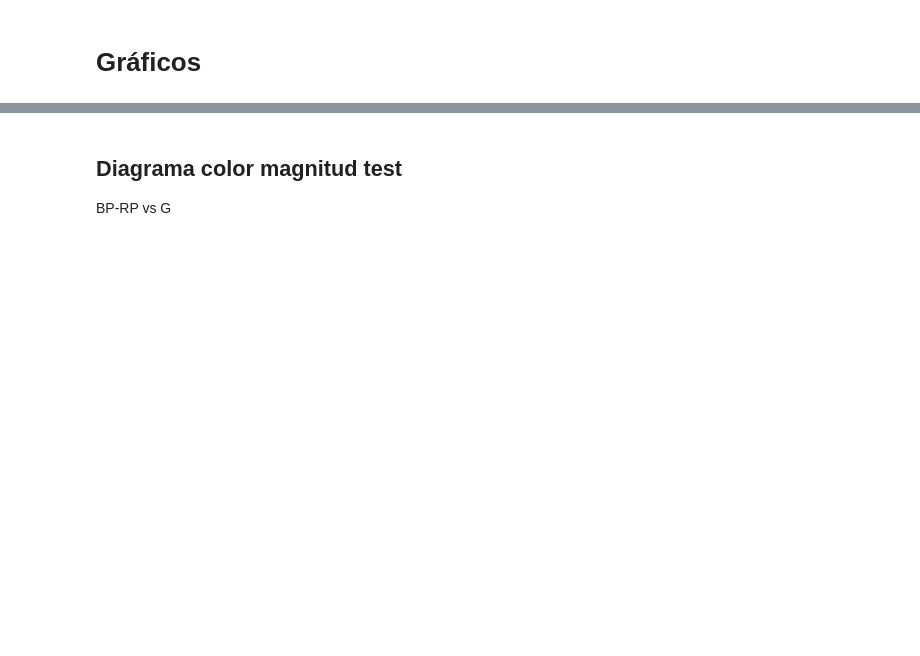
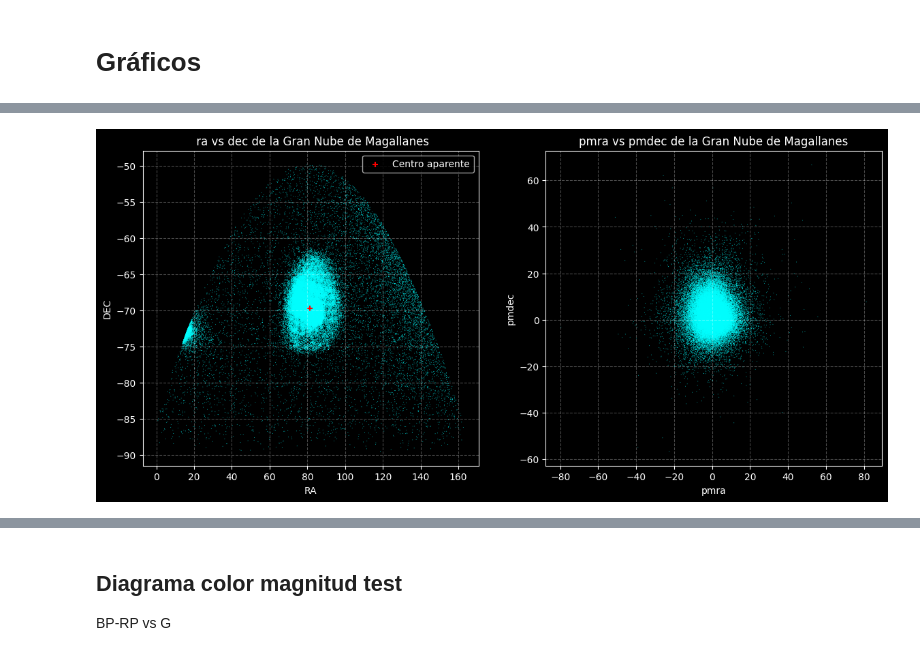
Before and after one commit to estebansanchezmunoz/Proyecto-Base-de-datos, a Jupyter notebook: project_gaia_db.ipynb, the cells around one changed output, grey strips where cells are left out. Drawn from its saved outputs; the diff is of its cells as text; code cells hidden in the pictures; blank space fills up the shorter version.

```diff
--- a/project_gaia_db.ipynb
+++ b/project_gaia_db.ipynb
@@ -22,9 +42,6 @@ from astroquery.gaia import Gaia
 import sqlite3
 import pandas as pd
 import matplotlib.pyplot as plt
-# %%
-#Se aumenta el timeout para que pueda correr tranquilamente el código
-Gaia.TIMEOUT = 1e6
 # %%
 #Se cargan las tablas
 tables = Gaia.load_tables(only_names=True)
@@ -198,10 +379,10 @@ pmdec_dr2 = df_gaiadr2['pmdec']
 # %%
-#Variables que utilizaremos para graficar
-ra = df_gaiadr3['ra']
-dec = df_gaiadr3['dec']
-pmra = df_gaiadr3['pmra']
-pmdec = df_gaiadr3['pmdec']
-mag_bp = df_gaiadr3['phot_bp_mean_mag']
-mag_rp = df_gaiadr3['phot_rp_mean_mag']
-mag_g = df_gaiadr3['phot_g_mean_mag']
+#Variables (DR3)
+ra_dr3 = df_gaiadr3['ra']
+dec_dr3 = df_gaiadr3['dec']
+pmra_dr3 = df_gaiadr3['pmra']
+pmdec_dr3 = df_gaiadr3['pmdec']
+mag_bp_dr3 = df_gaiadr3['phot_bp_mean_mag']
+mag_rp_dr3 = df_gaiadr3['phot_rp_mean_mag']
+mag_g_dr3 = df_gaiadr3['phot_g_mean_mag']
 ruwe_dr3 = df_gaiadr3['ruwe']
@@ -208,23 +444,23 @@ ruwe_dr3 = df_gaiadr3['ruwe']
 # %%
+# Datos Sin filtrar para DR3
 fig = plt.figure(figsize=(14,6))
-#fig.subplots_adjust(left=0.1, bottom=0.1, top=0.97, right =0.97)
-
 ax1 = fig.add_subplot(121)
 
-ax1.scatter(ra, dec, c='cyan', marker='*',s=1, edgecolors= "none") #c=brillo, cmap='plasma',s=(1/brillo)*40)
+ax1.scatter(ra_dr3, dec_dr3, c='cyan', marker='*',s=1, edgecolors= "none") #c=brillo, cmap='plasma',s=(1/brillo)*40)
 ax1.scatter(81.28, -69.78, marker="+", facecolor="red",label='Centro aparente', s=40)
 ax1.set_xlabel("RA")
 ax1.set_ylabel("DEC")
 ax1.set_title(" ra vs dec de la Gran Nube de Magallanes")
 ax1.grid(ls='--', alpha=0.3)
 ax1.legend()
 
 ax2= fig.add_subplot(122)
 
-ax2.scatter(pmra, pmdec, c='cyan', marker='*',s=1, edgecolors= "none") #c=brillo, cmap='plasma',s=(1/brillo)*40)
+ax2.scatter(pmra_dr3, pmdec_dr3, c='cyan', marker='*',s=1, edgecolors= "none") #c=brillo, cmap='plasma',s=(1/brillo)*40)
 ax2.set_xlabel("pmra")
 ax2.set_ylabel("pmdec")
 ax2.set_title("pmra vs pmdec de la Gran Nube de Magallanes")
 ax2.grid(ls='--', alpha=0.3)
-
 plt.show()
+# %% [output]
+[figure, added]
```
Also changed, not shown: parts of 36 cells of this notebook.
